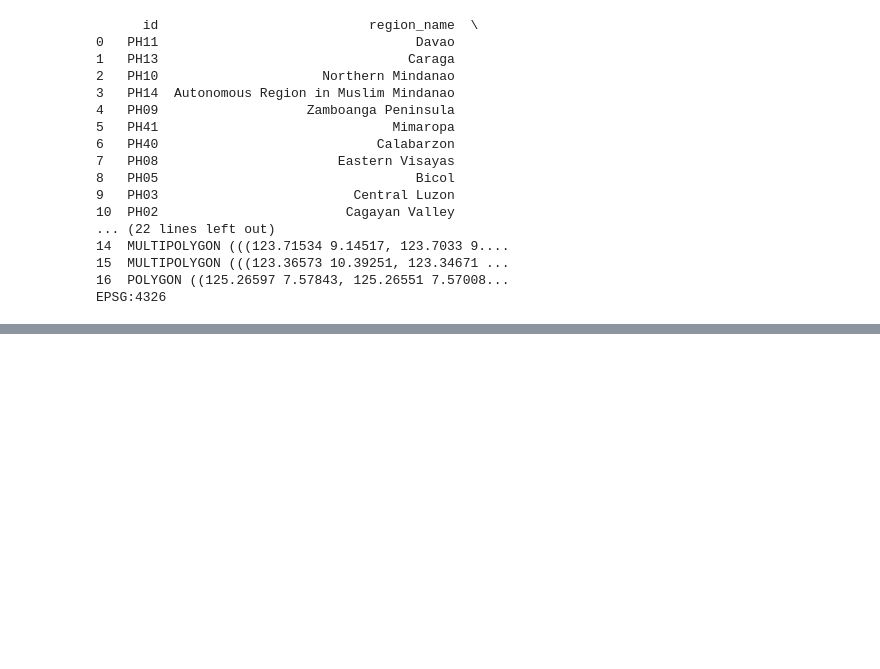
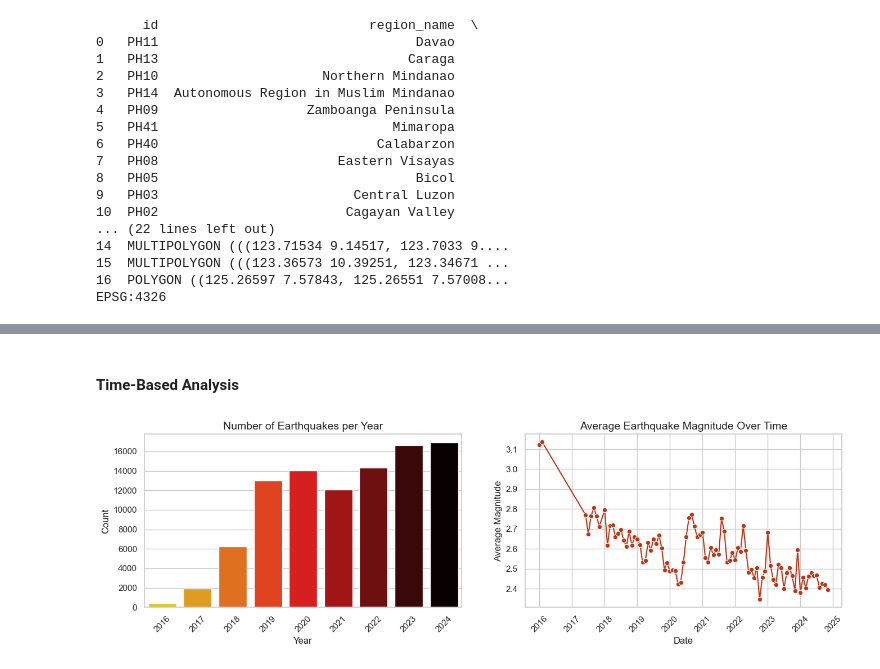
Before and after one commit to nic0-dev/ph-earthquake-clusters, a Jupyter notebook: notebooks/01_data_exploration.ipynb, the cells around one changed output, grey strips where cells are left out. Cells and saved outputs as stored; diff of their text form; code cells hidden in the pictures; blank space fills up the shorter version.

```diff
--- a/notebooks/01_data_exploration.ipynb
+++ b/notebooks/01_data_exploration.ipynb
@@ -222,0 +190,28 @@ plt.show()
+# %% [markdown]
+#### **Time-Based Analysis**
+# %%
+# Group earthquakes by year and by month
+df['Year'] = df['Date_Time'].dt.year
+df['Month'] = df['Date_Time'].dt.month
+
+yearly_counts = df.groupby('Year').size().reset_index(name='Count')
+# Get the average magnitude by month
+monthly_mag = df.groupby(['Year', 'Month'])['Magnitude'].mean().reset_index()
+monthly_mag['date_index'] = pd.to_datetime(monthly_mag['Year'].astype(str) + '-' + monthly_mag['Month'].astype(str) + '-01')
+
+sns.set_theme(style="whitegrid")
+fig, axes = plt.subplots(1, 2, figsize=(16, 4))
+
+sns.barplot(data=yearly_counts, x='Year', y='Count', ax=axes[0], palette=truncated_cmap, hue='Year', legend=False)
+axes[0].set_title("Number of Earthquakes per Year", fontsize=14)
+axes[0].set_xlabel("Year", fontsize=12)
+axes[0].set_ylabel("Count", fontsize=12)
+axes[0].tick_params(axis='x', rotation=45)
+
+sns.lineplot(data=monthly_mag, x='date_index', y='Magnitude', ax=axes[1], marker='o', color='#be3314')
+axes[1].set_title("Average Earthquake Magnitude Over Time", fontsize=14)
+axes[1].set_xlabel("Date", fontsize=12)
+axes[1].set_ylabel("Average Magnitude", fontsize=12)
+axes[1].tick_params(axis='x', rotation=45)
+# %% [output]
+[figure, added]
```
Also changed, not shown: parts of 23 cells of this notebook.
